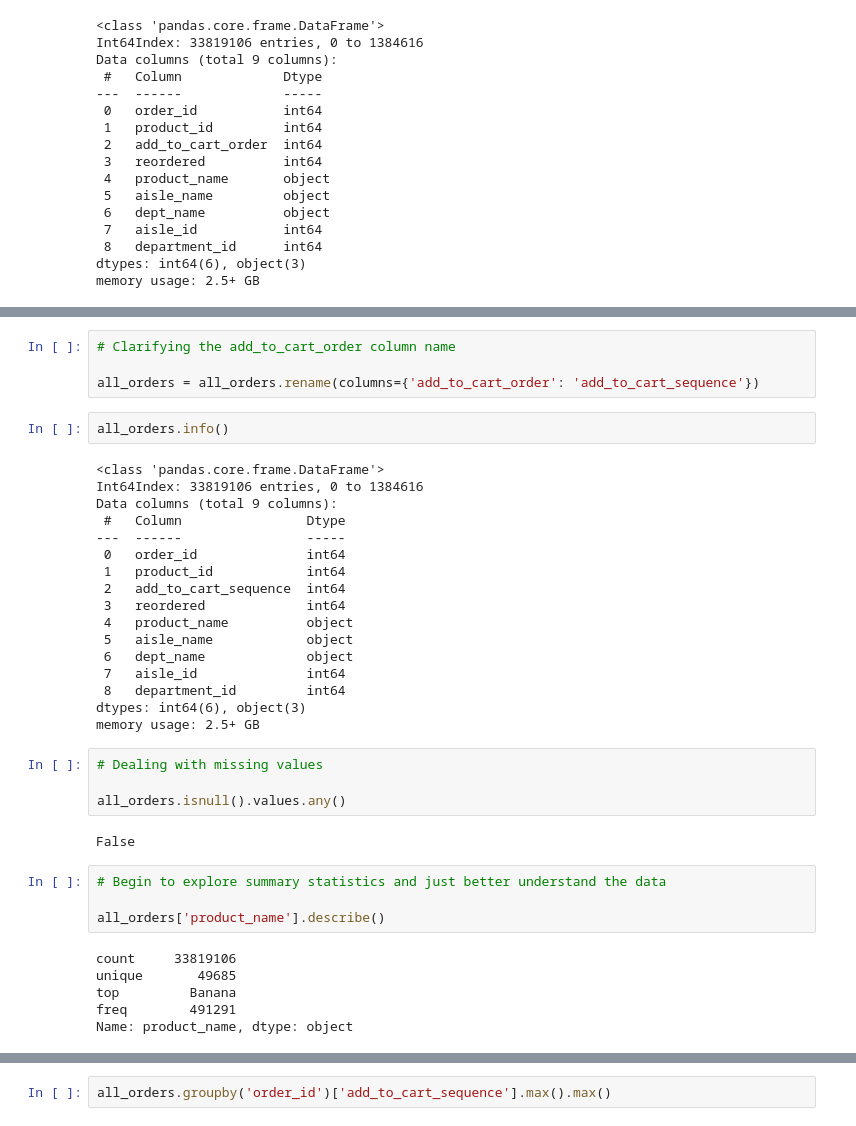
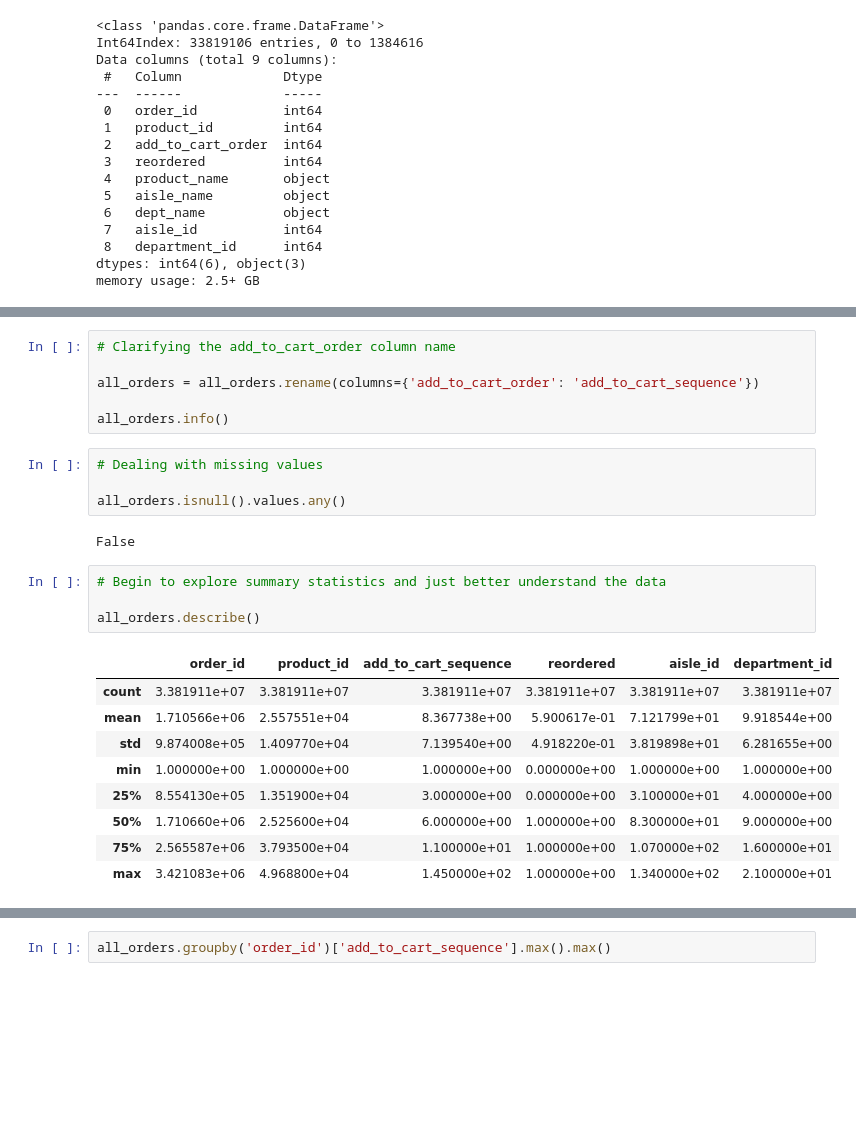
Before and after one commit to fractaldatalearning/Capstone2, a Jupyter notebook: notebooks/Wrangling.ipynb, the cells around one changed output, grey strips where cells are left out. Saved outputs shown, nothing was run; the diff lists cells and outputs as text; blank space fills up the shorter version.

```diff
--- a/notebooks/Wrangling.ipynb
+++ b/notebooks/Wrangling.ipynb
@@ -399,25 +399,8 @@ all_orders_sorted.head(10)
 # Clarifying the add_to_cart_order column name
 
 all_orders = all_orders.rename(columns={'add_to_cart_order': 'add_to_cart_sequence'})
+
+all_orders.info()
-# %%
-all_orders.info()
-# %% [output]
-<class 'pandas.core.frame.DataFrame'>
-Int64Index: 33819106 entries, 0 to 1384616
-Data columns (total 9 columns):
- #   Column                Dtype
----  ------                -----
- 0   order_id              int64
- 1   product_id            int64
- 2   add_to_cart_sequence  int64
- 3   reordered             int64
- 4   product_name          object
- 5   aisle_name            object
- 6   dept_name             object
- 7   aisle_id              int64
- 8   department_id         int64
-dtypes: int64(6), object(3)
-memory usage: 2.5+ GB
 # %%
 # Dealing with missing values
 
@@ -427,10 +410,14 @@ False
 # %%
 # Begin to explore summary statistics and just better understand the data
 
-all_orders['product_name'].describe()
+all_orders.describe()
 # %% [output]
-count     33819106
-unique       49685
-top         Banana
-freq        491291
-Name: product_name, dtype: object
+|  | order_id | product_id | add_to_cart_sequence | reordered | aisle_id | department_id |
+| count | 3.381911e+07 | 3.381911e+07 | 3.381911e+07 | 3.381911e+07 | 3.381911e+07 | 3.381911e+07 |
+| mean | 1.710566e+06 | 2.557551e+04 | 8.367738e+00 | 5.900617e-01 | 7.121799e+01 | 9.918544e+00 |
+| std | 9.874008e+05 | 1.409770e+04 | 7.139540e+00 | 4.918220e-01 | 3.819898e+01 | 6.281655e+00 |
+| min | 1.000000e+00 | 1.000000e+00 | 1.000000e+00 | 0.000000e+00 | 1.000000e+00 | 1.000000e+00 |
+| 25% | 8.554130e+05 | 1.351900e+04 | 3.000000e+00 | 0.000000e+00 | 3.100000e+01 | 4.000000e+00 |
+| 50% | 1.710660e+06 | 2.525600e+04 | 6.000000e+00 | 1.000000e+00 | 8.300000e+01 | 9.000000e+00 |
+| 75% | 2.565587e+06 | 3.793500e+04 | 1.100000e+01 | 1.000000e+00 | 1.070000e+02 | 1.600000e+01 |
+| max | 3.421083e+06 | 4.968800e+04 | 1.450000e+02 | 1.000000e+00 | 1.340000e+02 | 2.100000e+01 |
```
Also changed, not shown: parts of 9 cells of this notebook.
